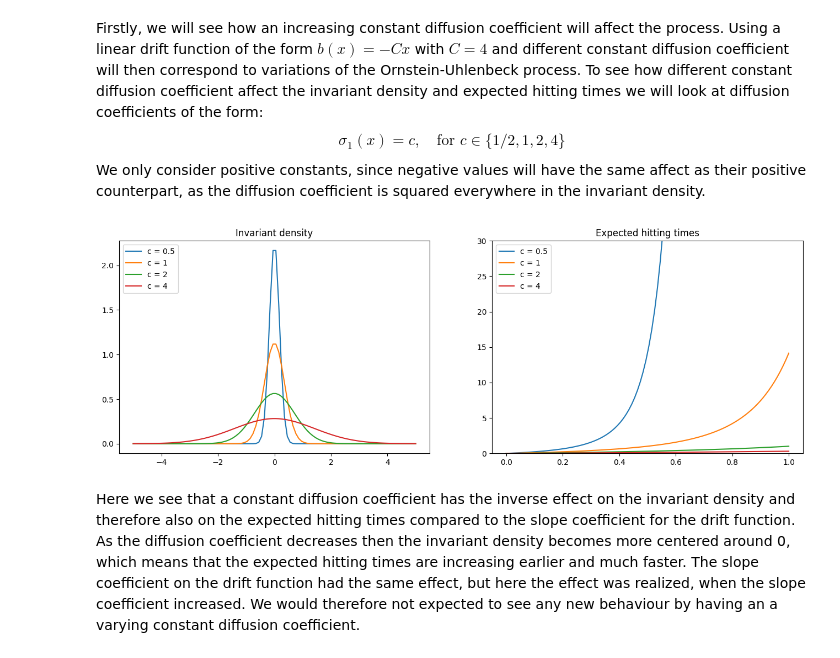
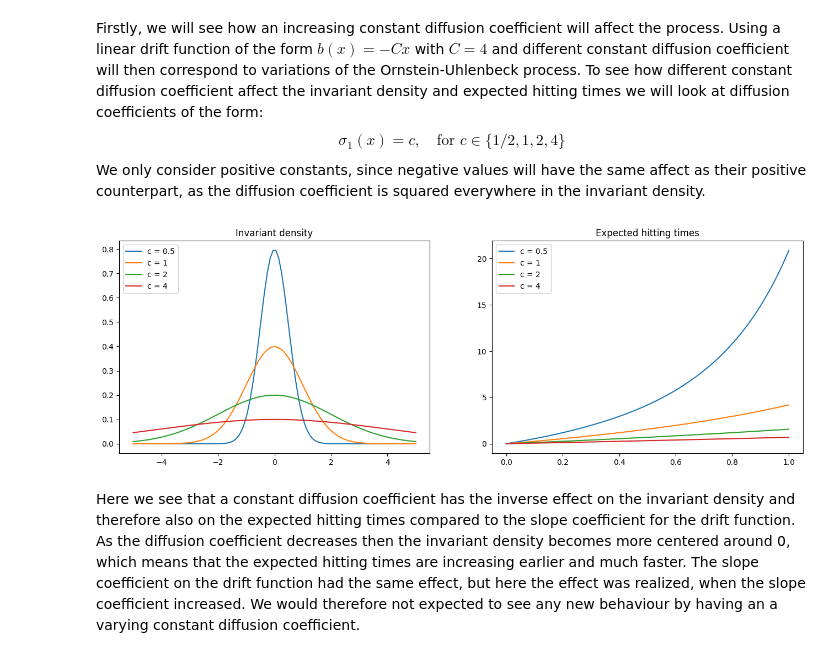
Before and after one commit to RasmusBrostroem/Data-driven-algorithms-for-Impulse-control-problem-Thesis, a Jupyter notebook: TestingDiffusionCoefficients.ipynb, the cells around one changed output. Drawn from its saved outputs; the diff is of its cells as text; code cells hidden in the pictures.

```diff
--- a/TestingDiffusionCoefficients.ipynb
+++ b/TestingDiffusionCoefficients.ipynb
@@ -20,34 +20,34 @@ We only consider positive constants, since negative values will have the same af
 # %%
 def sigma1(c):
     return lambda x: c
 
 cs = [1/2, 1, 2, 4]
 sigmas = [sigma1(c) for c in cs]
 
-d = generate_linear_drift(4, 0)
+d = generate_linear_drift(1/2, 0)
 
 diffProsses = [DiffusionProcess(d, sig) for sig in sigmas]
 
 x_range_invariant = np.linspace(-5, 5, 100)
 x_range_xi = np.linspace(0, 1, 100)
 invariant_densities = [pros.invariant_density(x_range_invariant) for pros in diffProsses]
 expected_hitting_times = [pros.xi(x_range_xi) for pros in diffProsses]
 
 fig, ax = plt.subplots(1,2,figsize=(16,5))
 
 for i, invariant_density in enumerate(invariant_densities):
     ax[0].plot(x_range_invariant, invariant_density, label=f"c = {cs[i]}" )
 ax[0].legend(loc="upper left")
 ax[0].set_title("Invariant density")
 for i, expected_hitting_time in enumerate(expected_hitting_times):
     ax[1].plot(x_range_xi, expected_hitting_time, label=f"c = {cs[i]}")
 ax[1].legend(loc="upper left")
 ax[1].set_title("Expected hitting times")
 ax[1].ticklabel_format(style="plain")
-ax[1].set_ylim([0, 30])
+#ax[1].set_ylim([0, 30])
 plt.show()
 # %% [output]
-[figure, old version]
+[figure, new version]
 # %% [markdown]
 Here we see that a constant diffusion coefficient has the inverse effect on the invariant density and therefore also on the expected hitting times compared to the slope coefficient for the drift function. As the diffusion coefficient decreases then the invariant density becomes more centered around 0, which means that the expected hitting times are increasing earlier and much faster. The slope coefficient on the drift function had the same effect, but here the effect was realized, when the slope coefficient increased. We would therefore not expected to see any new behaviour by having an a varying constant diffusion coefficient.
 # %% [markdown]
```
Also changed, not shown: parts of 12 cells of this notebook.
